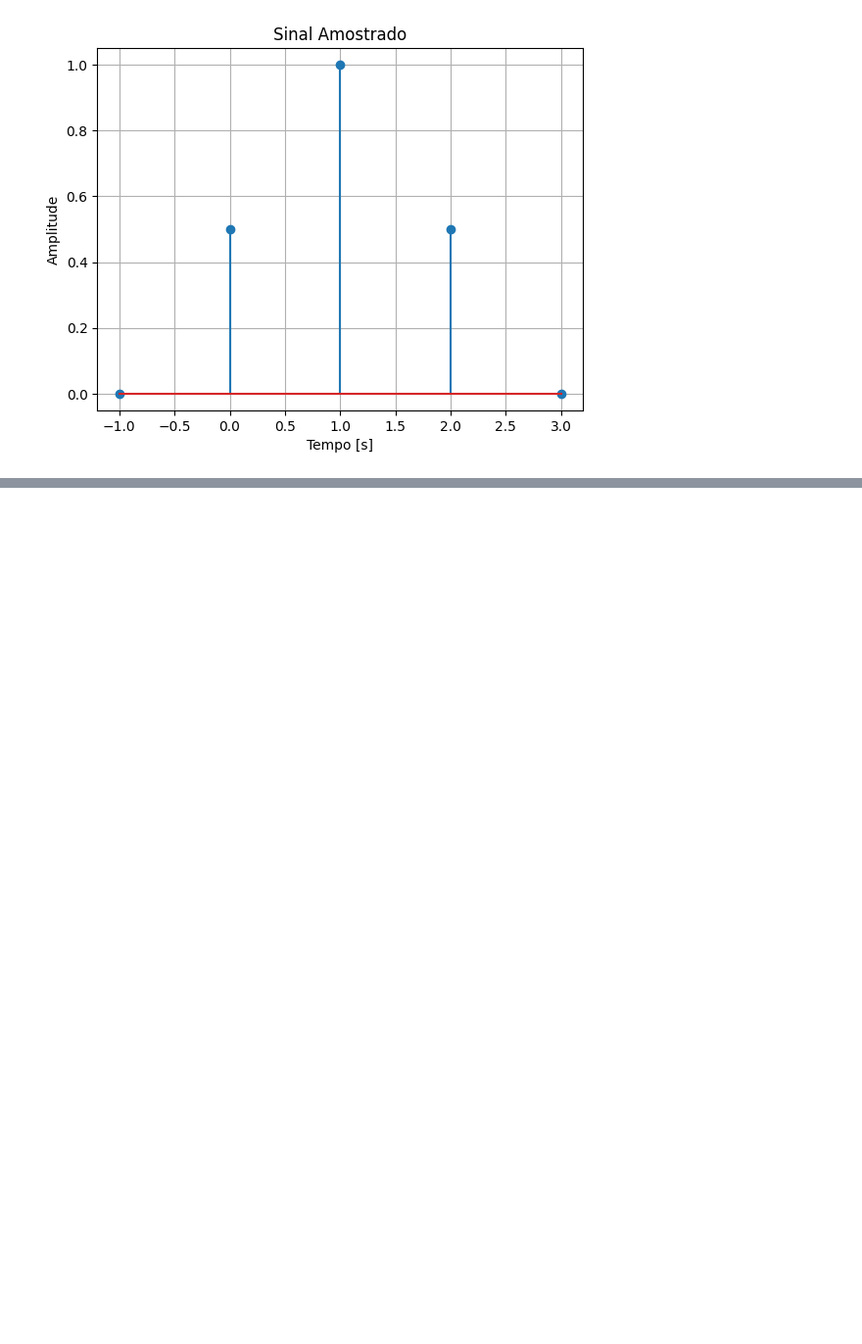
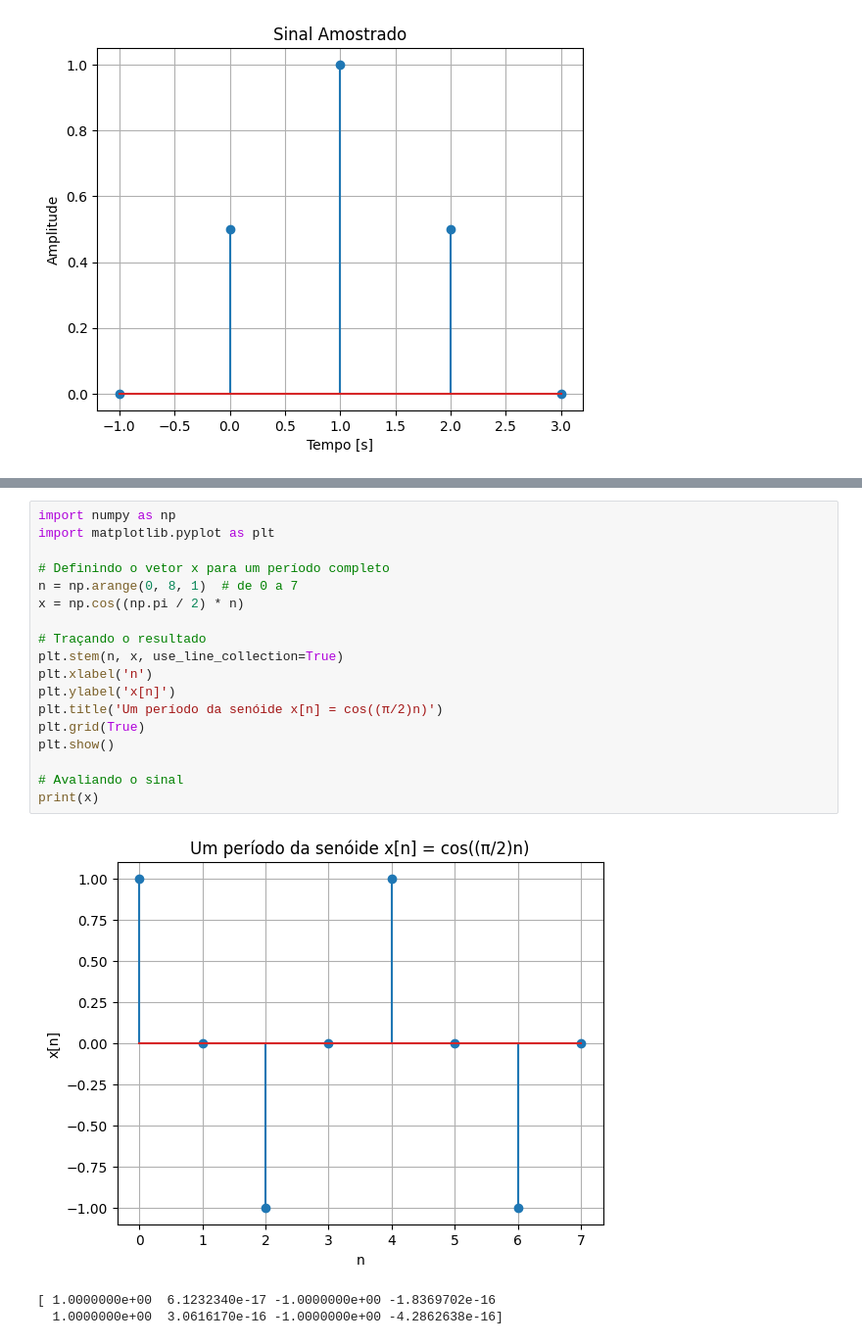
Before and after one commit to leopcortes/unb, a Jupyter notebook: sstd/nyquist.ipynb, the cells around one changed output, grey strips where cells are left out. Shown at 98% size. Cells and saved outputs as stored; diff of their text form; blank space fills up the shorter version.

```diff
--- a/sstd/nyquist.ipynb
+++ b/sstd/nyquist.ipynb
@@ -119,0 +120,22 @@ plt.show()
+# %%
+import numpy as np
+import matplotlib.pyplot as plt
+
+# Definindo o vetor x para um período completo
+n = np.arange(0, 8, 1)  # de 0 a 7
+x = np.cos((np.pi / 2) * n)
+
+# Traçando o resultado
+plt.stem(n, x, use_line_collection=True)
+plt.xlabel('n')
+plt.ylabel('x[n]')
+plt.title('Um período da senóide x[n] = cos((π/2)n)')
+plt.grid(True)
+plt.show()
+
+# Avaliando o sinal
+print(x)
+# %% [output]
+[figure, added]
+[ 1.0000000e+00  6.1232340e-17 -1.0000000e+00 -1.8369702e-16
+  1.0000000e+00  3.0616170e-16 -1.0000000e+00 -4.2862638e-16]
```
Also changed, not shown: parts of 8 cells of this notebook, 8 other files.
